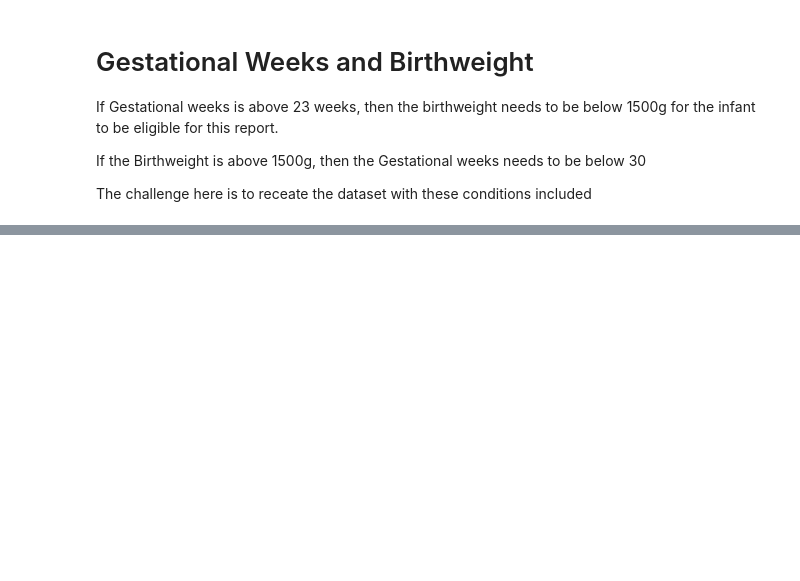
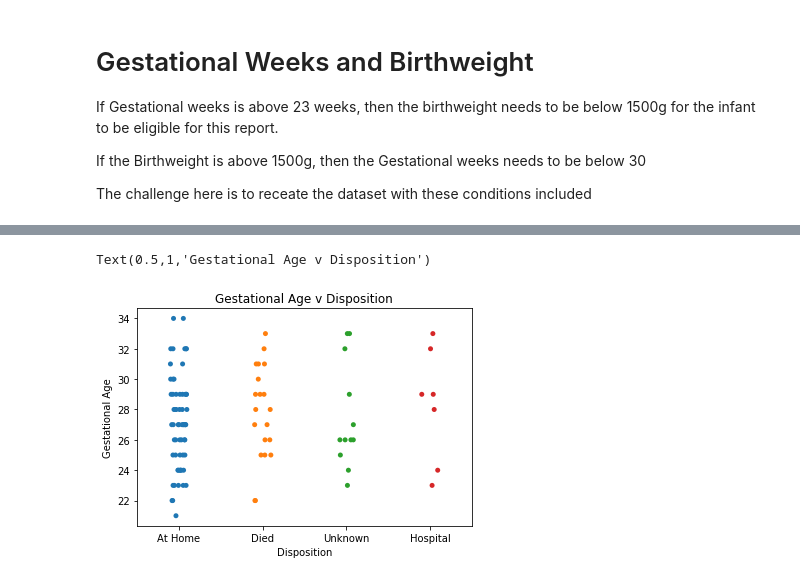
Before and after one commit to ClaireDrummond/Programming-Project-2018, a Jupyter notebook: Model and Synthesize data using Python.ipynb, the cells around one changed output, grey strips where cells are left out. Saved outputs shown, nothing was run; the diff lists cells and outputs as text; code cells hidden in the pictures; blank space fills up the shorter version.

```diff
--- a/Model and Synthesize data using Python.ipynb
+++ b/Model and Synthesize data using Python.ipynb
@@ -558,0 +664,9 @@ ax = sns.countplot(x="Disposition", hue="Sex", data=df)
+# %%
+# #Scatterplot showing Gestational Age and Disposition of Infant after 1 Year
+sns.stripplot(dip, gw)
+plt.xlabel("Disposition") # name the y label
+plt.ylabel("Gestational Age")
+plt.title("Gestational Age v Disposition") # give the plot a title
+# %% [output]
+Text(0.5,1,'Gestational Age v Disposition')
+[figure, added]
```
Also changed, not shown: parts of 54 cells of this notebook.
